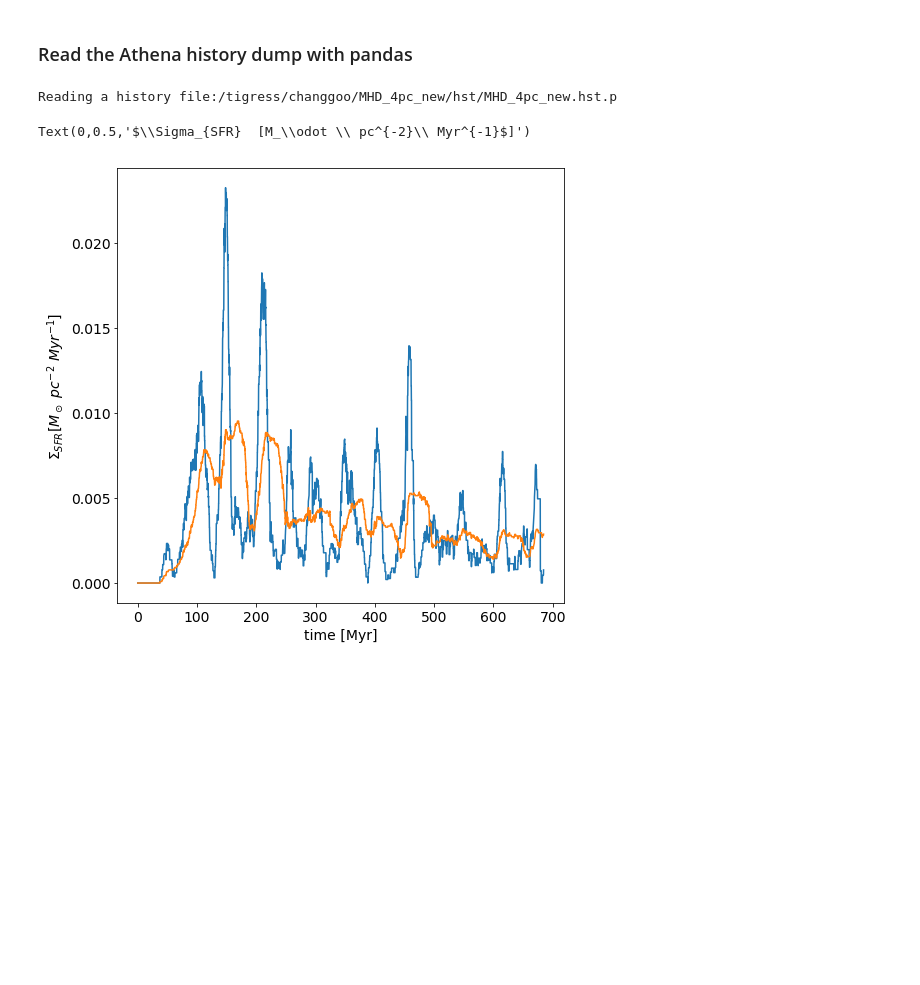
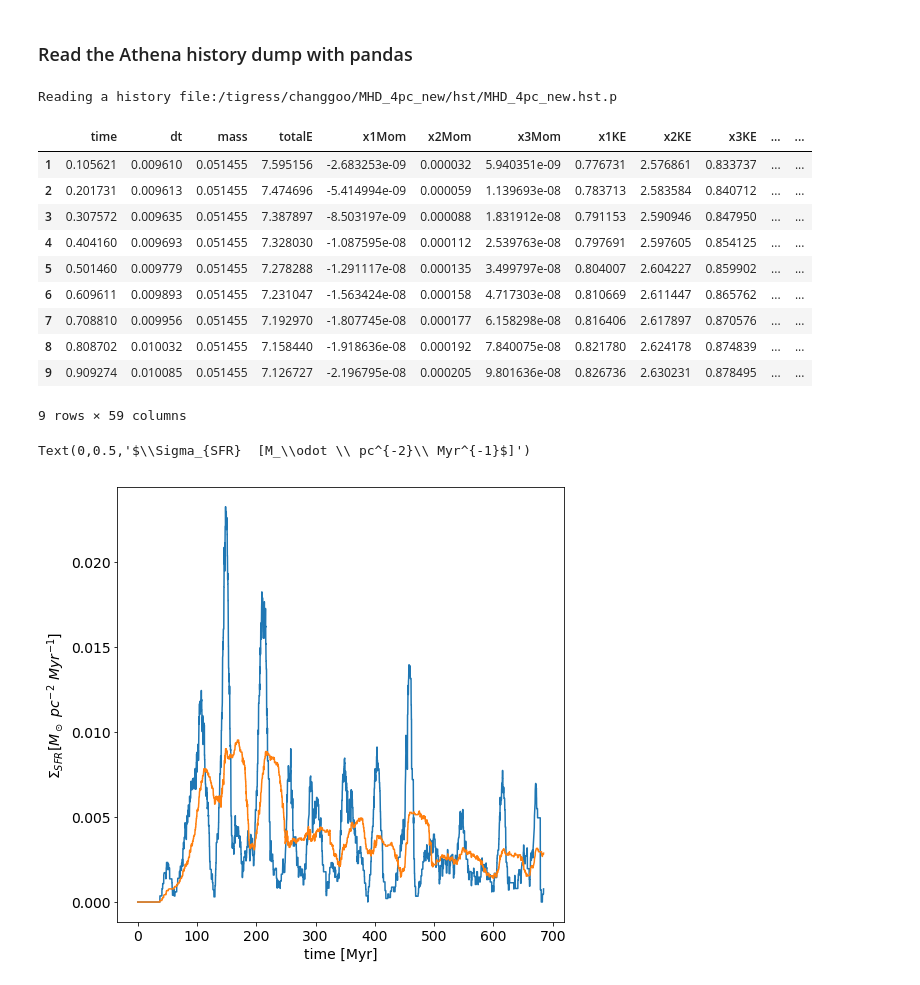
Before and after one commit to changgoo/pyathena, a Jupyter notebook: notebook/history_analysis.ipynb, the cells around one changed output. Drawn from its saved outputs; the diff is of its cells as text; code cells hidden in the pictures; blank space fills up the shorter version.

```diff
--- a/notebook/history_analysis.ipynb
+++ b/notebook/history_analysis.ipynb
@@ -204,3 +202,17 @@ Reading a history file:/tigress/changgoo/MHD_4pc_new/hst/MHD_4pc_new.hst.p
+# %%
+hstp[1:10]
+# %% [output]
+|  | time | dt | mass | totalE | x1Mom | x2Mom | x3Mom | x1KE | x2KE | x3KE | ... | ... |
+| 1 | 0.105621 | 0.009610 | 0.051455 | 7.595156 | -2.683253e-09 | 0.000032 | 5.940351e-09 | 0.776731 | 2.576861 | 0.833737 | ... | ... |
+| 2 | 0.201731 | 0.009613 | 0.051455 | 7.474696 | -5.414994e-09 | 0.000059 | 1.139693e-08 | 0.783713 | 2.583584 | 0.840712 | ... | ... |
+| 3 | 0.307572 | 0.009635 | 0.051455 | 7.387897 | -8.503197e-09 | 0.000088 | 1.831912e-08 | 0.791153 | 2.590946 | 0.847950 | ... | ... |
+| 4 | 0.404160 | 0.009693 | 0.051455 | 7.328030 | -1.087595e-08 | 0.000112 | 2.539763e-08 | 0.797691 | 2.597605 | 0.854125 | ... | ... |
+| 5 | 0.501460 | 0.009779 | 0.051455 | 7.278288 | -1.291117e-08 | 0.000135 | 3.499797e-08 | 0.804007 | 2.604227 | 0.859902 | ... | ... |
+| 6 | 0.609611 | 0.009893 | 0.051455 | 7.231047 | -1.563424e-08 | 0.000158 | 4.717303e-08 | 0.810669 | 2.611447 | 0.865762 | ... | ... |
+| 7 | 0.708810 | 0.009956 | 0.051455 | 7.192970 | -1.807745e-08 | 0.000177 | 6.158298e-08 | 0.816406 | 2.617897 | 0.870576 | ... | ... |
+| 8 | 0.808702 | 0.010032 | 0.051455 | 7.158440 | -1.918636e-08 | 0.000192 | 7.840075e-08 | 0.821780 | 2.624178 | 0.874839 | ... | ... |
+| 9 | 0.909274 | 0.010085 | 0.051455 | 7.126727 | -2.196795e-08 | 0.000205 | 9.801636e-08 | 0.826736 | 2.630231 | 0.878495 | ... | ... |
+9 rows × 59 columns
 # %%
 plt.plot(hst['time']*Myr,hst['sfr10'])
 plt.plot(hstp.time*Myr,hstp.sfr40)
```
Also changed, not shown: parts of 3 cells of this notebook, 1 other file.
